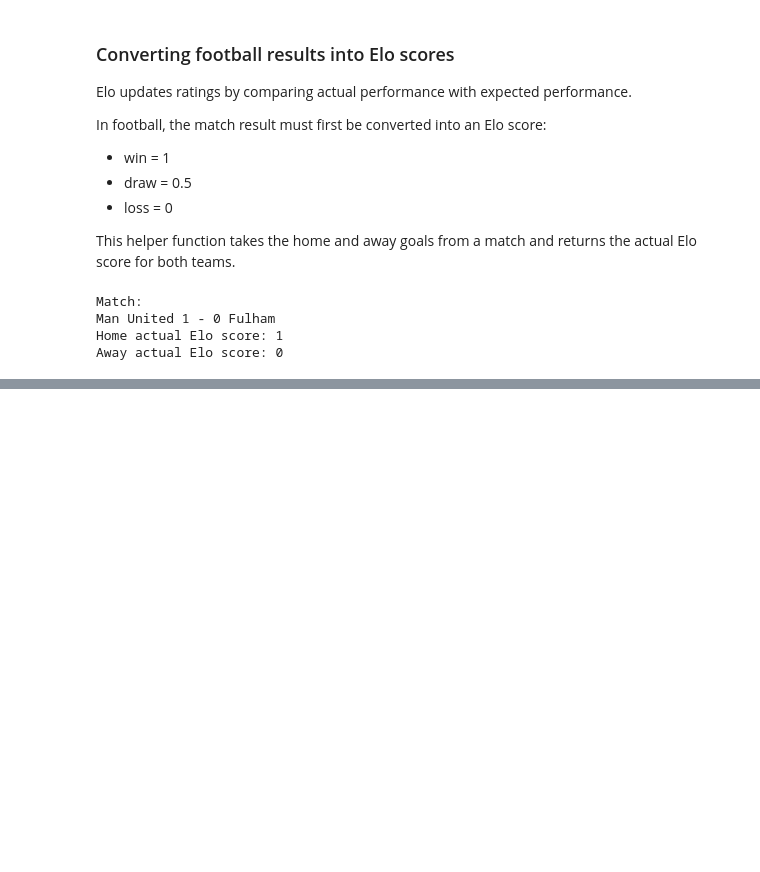
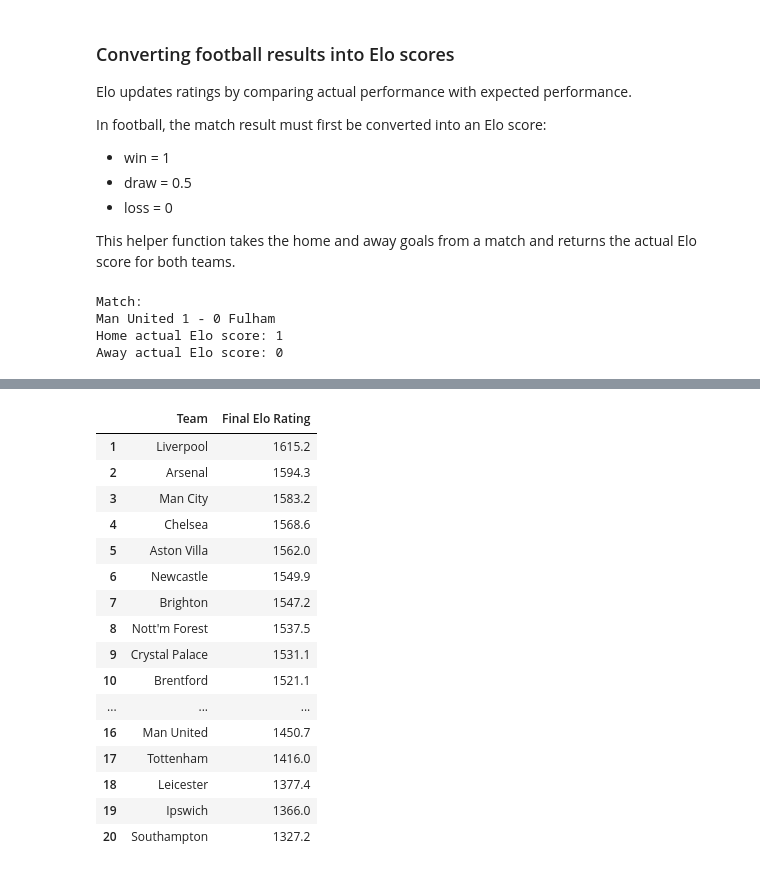
Before and after one commit to kieranforkan/premier-league-probability-engine, a Jupyter notebook: notebooks/01_elo_baseline.ipynb, the cells around one changed output, grey strips where cells are left out. Saved outputs shown, nothing was run; the diff lists cells and outputs as text; code cells hidden in the pictures; blank space fills up the shorter version.

```diff
--- a/notebooks/01_elo_baseline.ipynb
+++ b/notebooks/01_elo_baseline.ipynb
@@ -620,0 +769,36 @@ Away actual Elo score: 0
+# %%
+final_elo_table = pd.DataFrame({
+    "Team": elo_ratings.keys(),
+    "Final Elo Rating": elo_ratings.values(),
+})
+
+final_elo_table = final_elo_table.sort_values(
+    "Final Elo Rating",
+    ascending=False,
+).reset_index(drop=True)
+
+final_elo_table.index = final_elo_table.index + 1
+
+final_elo_table["Final Elo Rating"] = (
+    final_elo_table["Final Elo Rating"].round(1)
+)
+
+final_elo_table
+# %% [output]
+|  | Team | Final Elo Rating |
+| 1 | Liverpool | 1615.2 |
+| 2 | Arsenal | 1594.3 |
+| 3 | Man City | 1583.2 |
+| 4 | Chelsea | 1568.6 |
+| 5 | Aston Villa | 1562.0 |
+| 6 | Newcastle | 1549.9 |
+| 7 | Brighton | 1547.2 |
+| 8 | Nott'm Forest | 1537.5 |
+| 9 | Crystal Palace | 1531.1 |
+| 10 | Brentford | 1521.1 |
+| ... | ... | ... |
+| 16 | Man United | 1450.7 |
+| 17 | Tottenham | 1416.0 |
+| 18 | Leicester | 1377.4 |
+| 19 | Ipswich | 1366.0 |
+| 20 | Southampton | 1327.2 |
```
Also changed, not shown: parts of 15 cells of this notebook.
